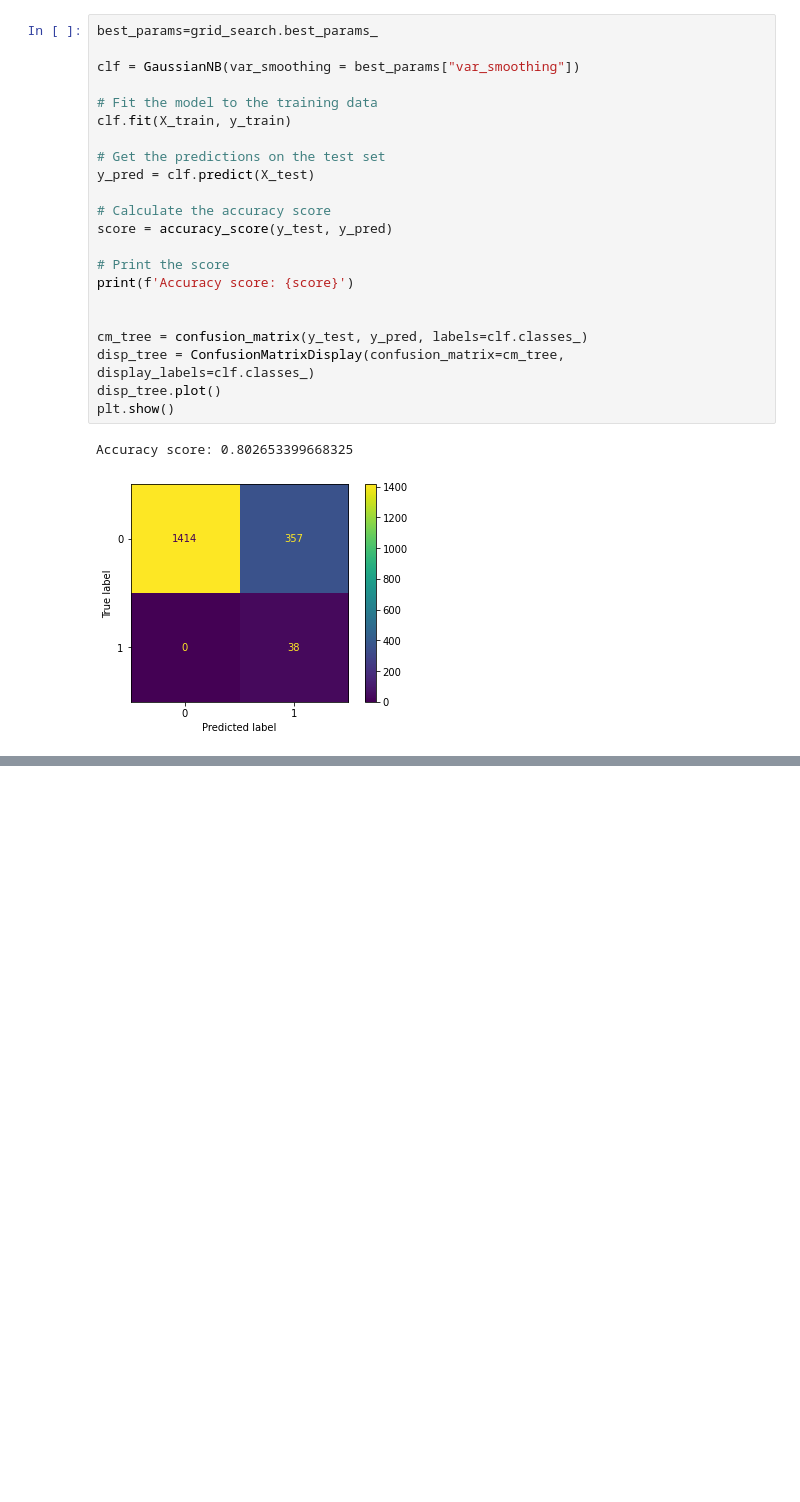
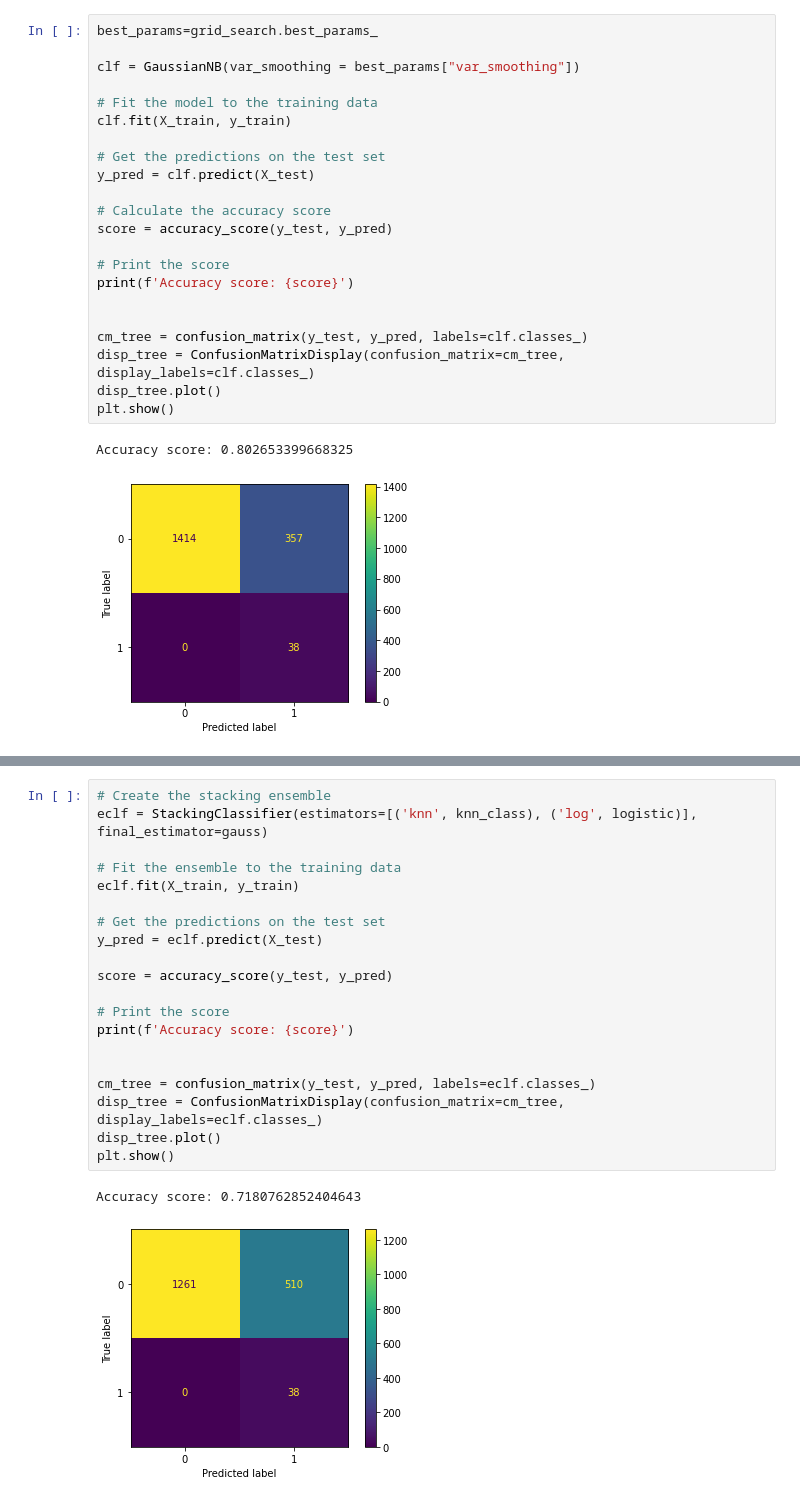
Before and after one commit to ruigomesbioinf/sib_dream_challenge, a Jupyter notebook: src/machine_learning.ipynb, the cells around one changed output, grey strips where cells are left out. Saved outputs shown, nothing was run; the diff lists cells and outputs as text; blank space fills up the shorter version.

```diff
--- a/src/machine_learning.ipynb
+++ b/src/machine_learning.ipynb
@@ -335,0 +368,23 @@ Accuracy score: 0.802653399668325
+# %%
+# Create the stacking ensemble
+eclf = StackingClassifier(estimators=[('knn', knn_class), ('log', logistic)], final_estimator=gauss)
+
+# Fit the ensemble to the training data
+eclf.fit(X_train, y_train)
+
+# Get the predictions on the test set
+y_pred = eclf.predict(X_test)
+
+score = accuracy_score(y_test, y_pred)
+
+# Print the score
+print(f'Accuracy score: {score}')
+
+
+cm_tree = confusion_matrix(y_test, y_pred, labels=eclf.classes_)
+disp_tree = ConfusionMatrixDisplay(confusion_matrix=cm_tree, display_labels=eclf.classes_)
+disp_tree.plot()
+plt.show()
+# %% [output]
+Accuracy score: 0.7180762852404643
+[figure, added]
```
Also changed, not shown: parts of 2 cells of this notebook.
